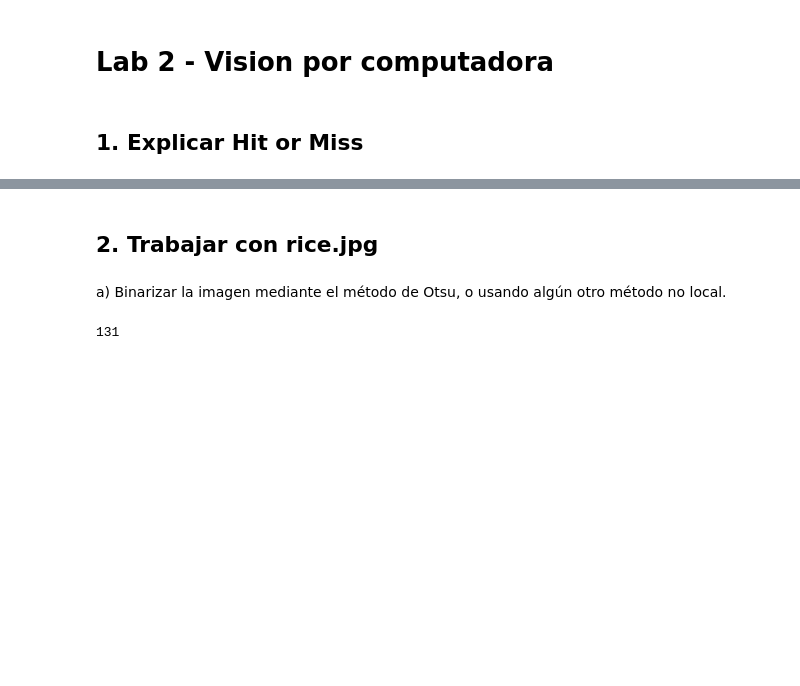
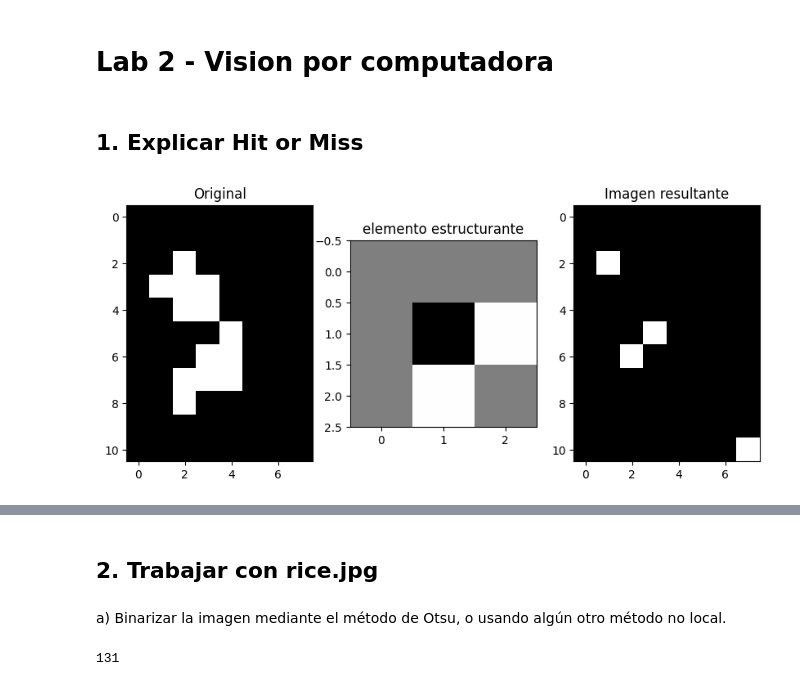
Before and after one commit to DiggsPapu/computer-vision-2, a Jupyter notebook: lab2.ipynb, the cells around one changed output, grey strips where cells are left out. Saved outputs shown, nothing was run; the diff lists cells and outputs as text; code cells hidden in the pictures; blank space fills up the shorter version.

```diff
--- a/lab2.ipynb
+++ b/lab2.ipynb
@@ -2,3 +2,85 @@
 # Lab 2 - Vision por computadora
 # %% [markdown]
 ## 1. Explicar Hit or Miss
+# %%
+import cv2 as cv
+import numpy as np
+import matplotlib.pyplot as plt
+im1 = np.array((
+    [0, 0, 0, 0, 0, 0, 0, 0],
+    [0, 0, 0, 0, 0, 0, 0, 0],
+    [0, 0, 1, 0, 0, 0, 0, 0],
+    [0, 1, 1, 1, 0, 0, 0, 0],
+    [0, 0, 1, 1, 0, 0, 0, 0],
+    [0, 0, 0, 0, 1, 0, 0, 0],
+    [0, 0, 0, 1, 1, 0, 0, 0],
+    [0, 0, 1, 1, 1, 0, 0, 0],
+    [0, 0, 1, 0, 0, 0, 0, 0],
+    [0, 0, 0, 0, 0, 0, 0, 0],
+    [0, 0, 0, 0, 0, 0, 0, 0],), dtype="uint8")
+
+im1 = im1*255
+
+S = np.array((
+        [0, 0, 0],
+        [0, -1, 1],
+        [0 ,1, 0]), dtype="int")
+
+
+
+im1s = cv.morphologyEx(im1, cv.MORPH_HITMISS, S)
+
+
+S = (S + 1) * 127
+S = np.uint8(S)
+
+
+
+plt.figure(figsize=(10,10))
+plt.subplot(1,3,1)
+plt.title("Original")
+plt.imshow(im1, cmap='gray', vmin=0, vmax=255)
+plt.subplot(1,3,2)
+plt.title("elemento estructurante")
+plt.imshow(S, cmap='gray', vmin=0, vmax=255)
+plt.subplot(1,3,3)
+plt.title("Imagen resultante")
+plt.imshow(im1s, cmap='gray', vmin=0, vmax=255)
+plt.show()
+
+im2 = np.array((
+    [0, 0, 0, 0, 0, 0, 0, 0],
+    [0, 0, 0, 0, 0, 0, 0, 0],
+    [0, 255, 255, 255, 0, 0, 0, 0],
+    [0, 255, 255, 255, 0, 255, 0, 0],
+    [0, 0, 255, 0, 0, 0, 0, 0],
+    [0, 0, 255, 0, 0, 255, 255, 0],
+    [0,255, 0, 255, 0, 0, 255, 0],
+    [0, 255, 255, 255, 0, 0, 0, 0]), dtype="uint8")
+
+S = np.array((
+        [0, 1, 0],
+        [1, -1, 1],
+        [0, 1, 0]), dtype="int")
+
+im2s = cv.morphologyEx(im2, cv.MORPH_HITMISS, S)
+
+rate = 50
+S = (S + 1) * 127
+S = np.uint8(S)
+
+
+
+plt.figure(figsize=(10,10))
+plt.subplot(1,3,1)
+plt.title("Original")
+plt.imshow(im2, cmap='gray', vmin=0, vmax=255)
+plt.subplot(1,3,2)
+plt.title("elemento estructurante")
+plt.imshow(S, cmap='gray', vmin=0, vmax=255)
+plt.subplot(1,3,3)
+plt.title("Imagen resultante")
+plt.imshow(im2s, cmap='gray', vmin=0, vmax=255)
+plt.show()
+# %% [output]
+[figure, added]
```
Also changed, not shown: parts of 4 cells of this notebook, 1 other file.
